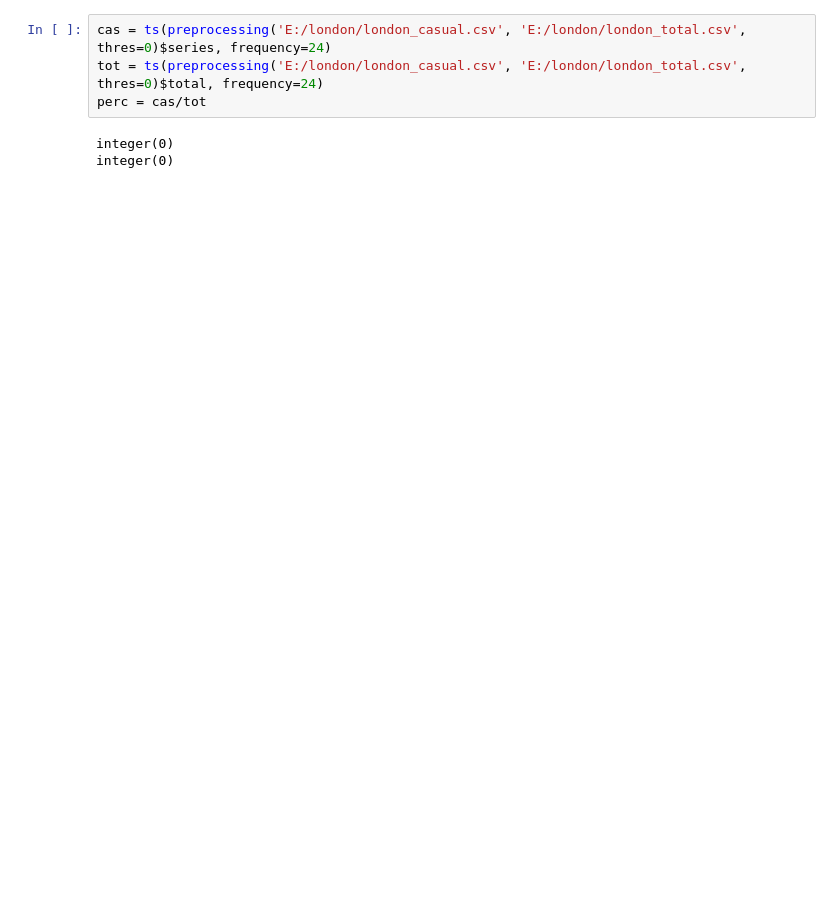
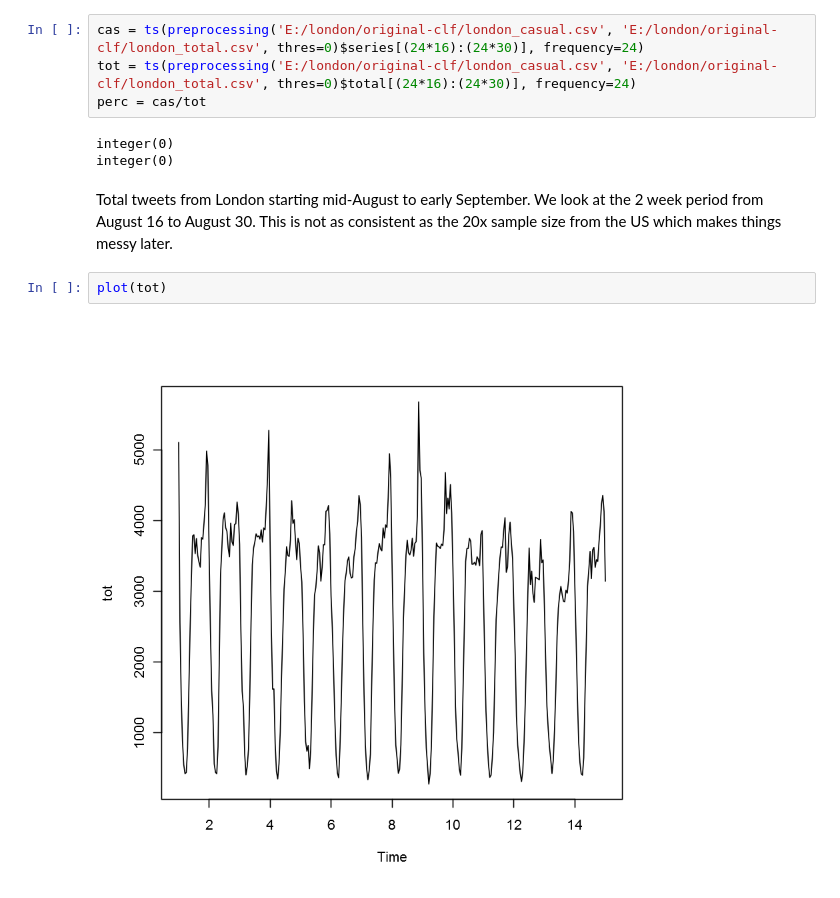
Before and after one commit to tj2huang/nyu-research, a Jupyter notebook: notebooks/r/Experiment/london.ipynb, the cells around one changed output. Drawn from its saved outputs; the diff is of its cells as text; blank space fills up the shorter version.

Commit message:
moved some notebooks and finished london analysis

```diff
--- a/notebooks/r/Experiment/london.ipynb
+++ b/notebooks/r/Experiment/london.ipynb
@@ -10,9 +10,15 @@ The following objects are masked from 'package:base':
 Loading required package: timeDate
 This is forecast 7.1
 # %%
-cas = ts(preprocessing('E:/london/london_casual.csv', 'E:/london/london_total.csv', thres=0)$series, frequency=24)
-tot = ts(preprocessing('E:/london/london_casual.csv', 'E:/london/london_total.csv', thres=0)$total, frequency=24)
+cas = ts(preprocessing('E:/london/original-clf/london_casual.csv', 'E:/london/original-clf/london_total.csv', thres=0)$series[(24*16):(24*30)], frequency=24)
+tot = ts(preprocessing('E:/london/original-clf/london_casual.csv', 'E:/london/original-clf/london_total.csv', thres=0)$total[(24*16):(24*30)], frequency=24)
 perc = cas/tot
 # %% [output]
 integer(0)
 integer(0)
+# %% [markdown]
+Total tweets from London starting mid-August to early September. We look at the 2 week period from August 16 to August 30. This is not as consistent as the 20x sample size from the US which makes things messy later.
+# %%
+plot(tot)
+# %% [output]
+[figure, added]
```
Also changed, not shown: parts of 21 cells of this notebook, 6 other files.
